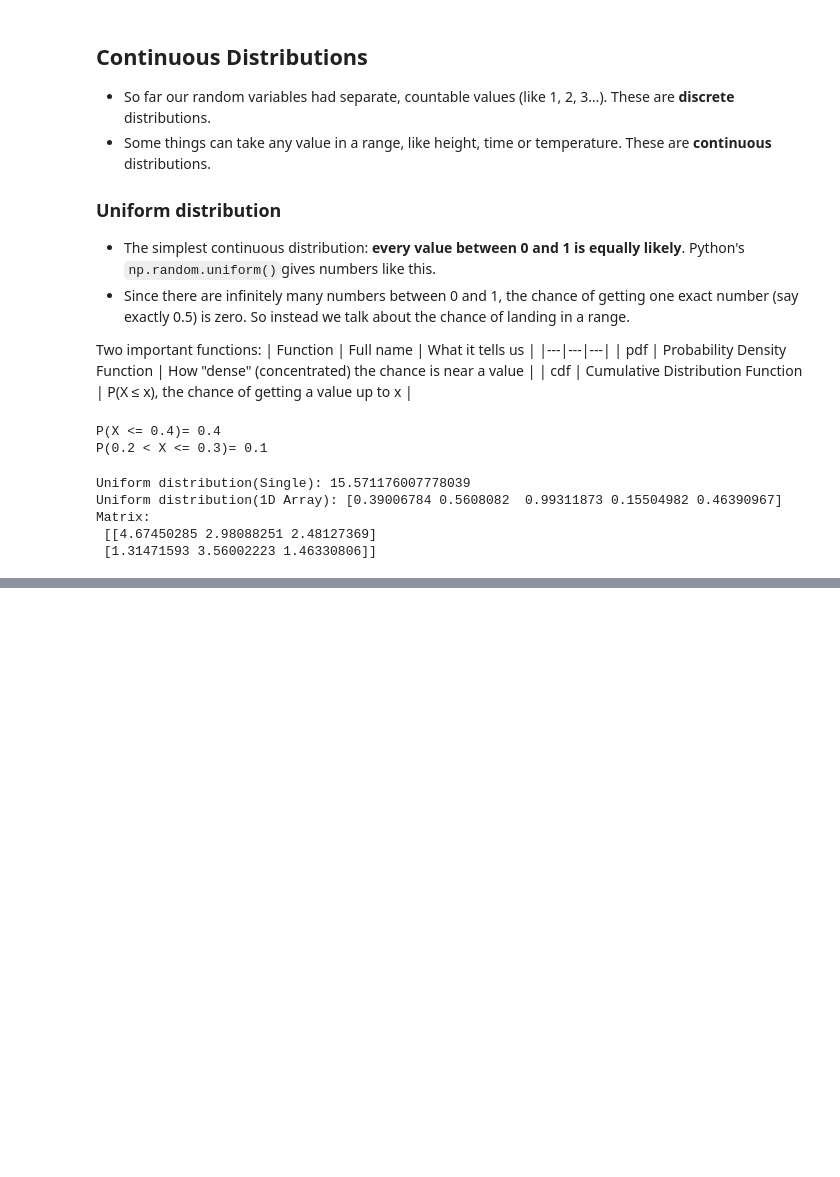
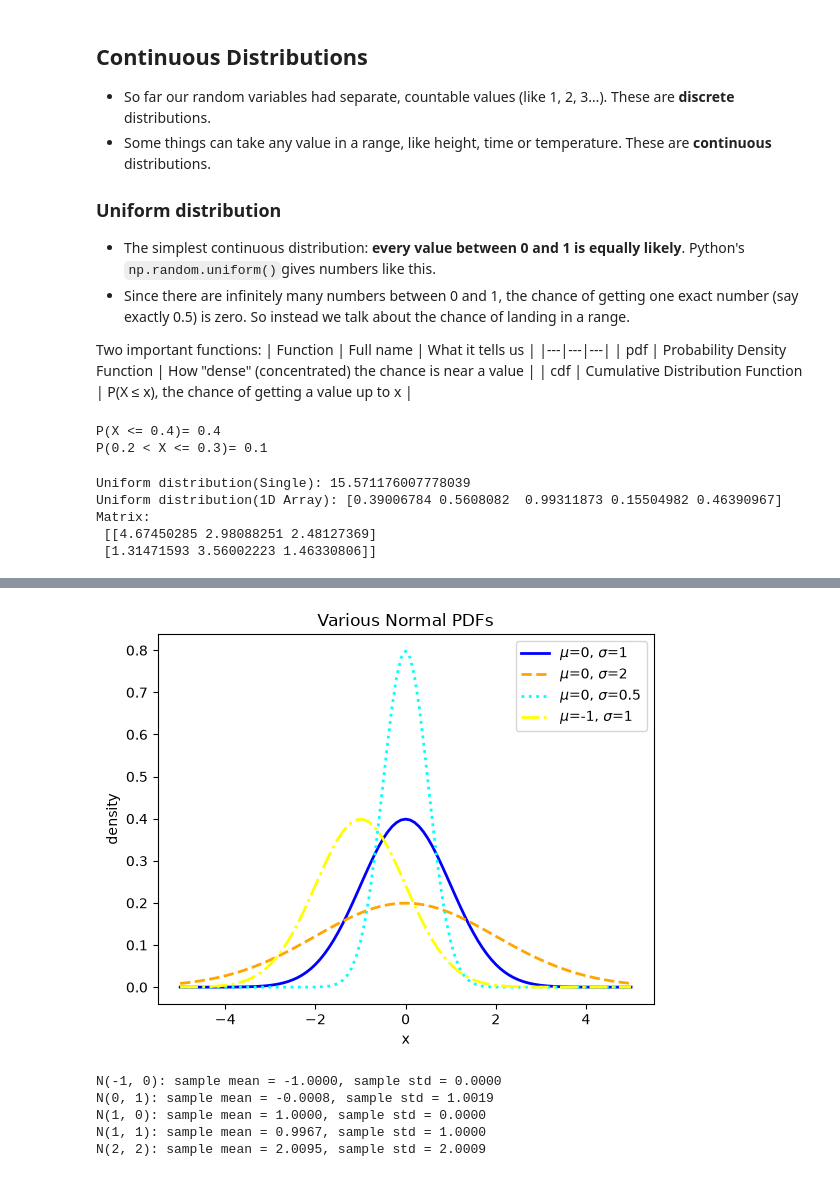
Before and after one commit to mat6099/ML_Debasis_Das, a Jupyter notebook: Probability.ipynb, the cells around one changed output, grey strips where cells are left out. Drawn from its saved outputs; the diff is of its cells as text; code cells hidden in the pictures; blank space fills up the shorter version.

```diff
--- a/Probability.ipynb
+++ b/Probability.ipynb
@@ -217,0 +242,39 @@ Matrix:
+# %%
+def normal_pdf(x, mu=0, sigma=1):
+    sqrt_two_pi = math.sqrt(2 * math.pi)
+    return math.exp(-(x - mu) ** 2 / 2 / sigma ** 2) / (sqrt_two_pi * sigma)
+
+xs = [x / 10 for x in range(-50, 51)]
+plt.plot(xs, [normal_pdf(x, sigma=1) for x in xs],   '-',  color='blue',   linewidth=2, label=r'$\mu$=0, $\sigma$=1')
+plt.plot(xs, [normal_pdf(x, sigma=2) for x in xs],   '--', color='orange', linewidth=2, label= r'$\mu$=0, $\sigma$=2')
+plt.plot(xs, [normal_pdf(x, sigma=0.5) for x in xs], ':',  color='aqua',   linewidth=2, label=r'$\mu$=0, $\sigma$=0.5')
+plt.plot(xs, [normal_pdf(x, mu=-1) for x in xs],     '-.', color='yellow', linewidth=2, label=r'$\mu$=-1, $\sigma$=1')
+plt.legend()
+plt.title("Various Normal PDFs")
+plt.xlabel("x")
+plt.ylabel("density")
+plt.show()
+# %% [output]
+[figure, added]
+# %%
+# Mean of the distribution
+Mean = np.array([-1, 0, 1, 1, 2])
+
+# satndard deviation of the distribution
+Standard_deviation  = np.array([0, 1, 0, 1, 2])
+
+# size
+size = 100000
+
+# creating a normal distribution data
+values = np.random.normal(loc=Mean, scale=Standard_deviation, size=(size, len(Mean)))
+
+for i, (m, s) in enumerate(zip(Mean, Standard_deviation)):
+    col = values[:, i]
+    print(f"N({m}, {s}): sample mean = {col.mean():.4f}, sample std = {col.std():.4f}")
+# %% [output]
+N(-1, 0): sample mean = -1.0000, sample std = 0.0000
+N(0, 1): sample mean = -0.0008, sample std = 1.0019
+N(1, 0): sample mean = 1.0000, sample std = 0.0000
+N(1, 1): sample mean = 0.9967, sample std = 1.0000
+N(2, 2): sample mean = 2.0095, sample std = 2.0009
```
Also changed, not shown: parts of 5 cells of this notebook.
